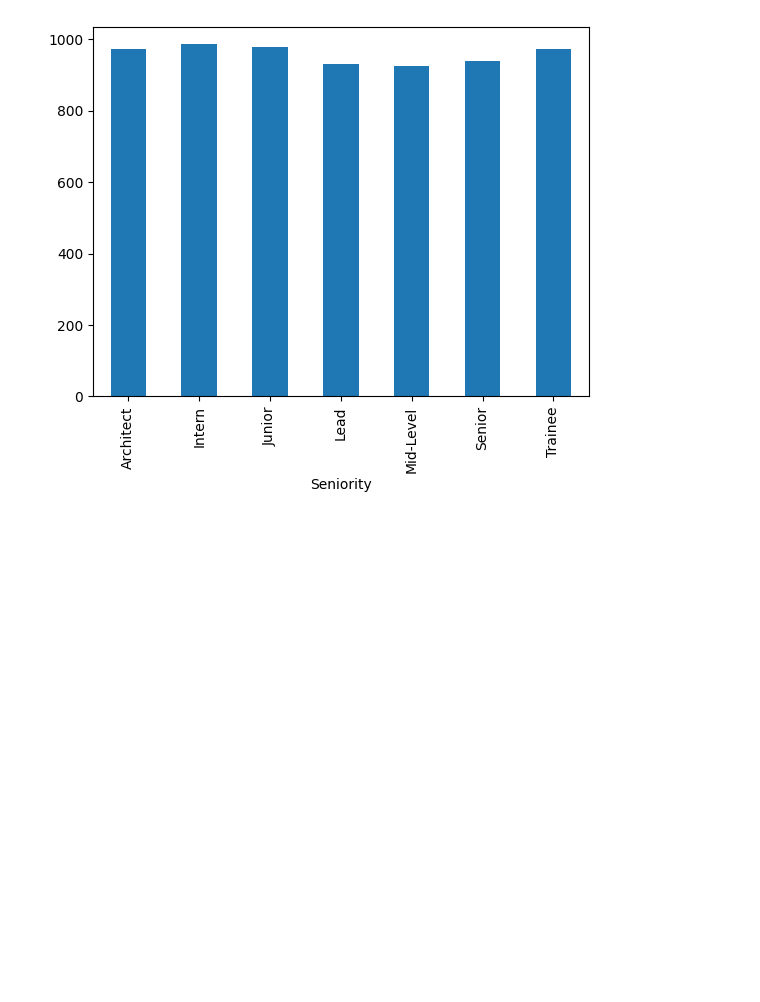
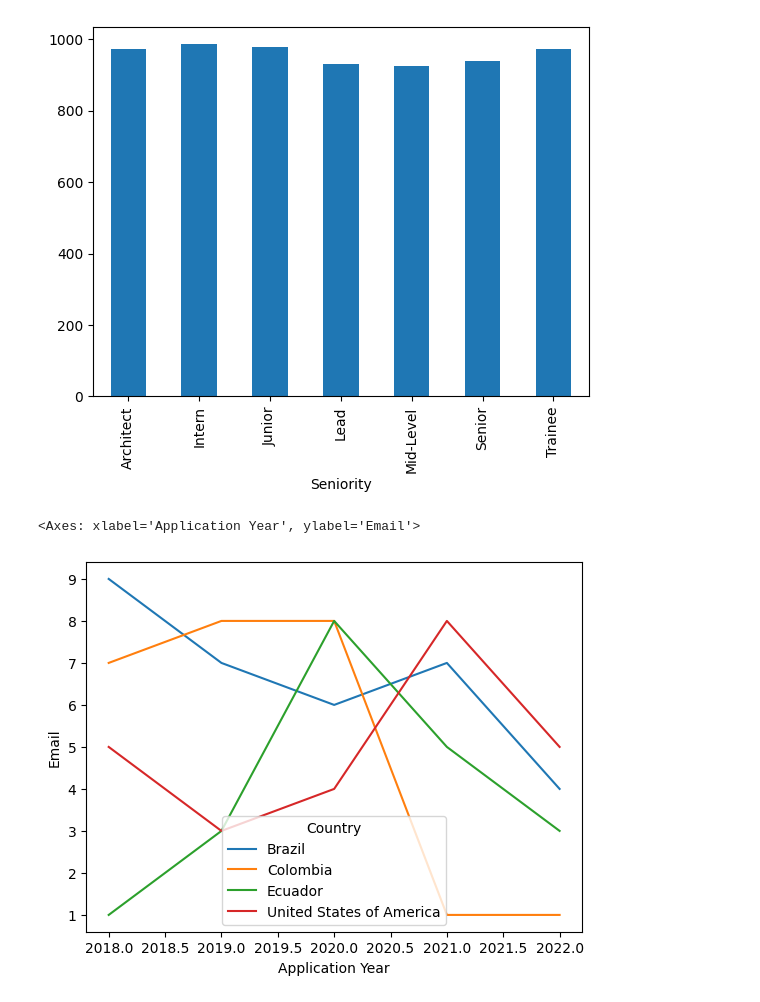
Before and after one commit to cecabrera/hires_jupyter, a Jupyter notebook: hires.ipynb, the cells around one changed output. Cells and saved outputs as stored; diff of their text form; code cells hidden in the pictures; blank space fills up the shorter version.

```diff
--- a/hires.ipynb
+++ b/hires.ipynb
@@ -92,17 +92,23 @@ grouped.plot.bar(y='Application Year')
 # %%
 # Hires by country over years (USA, Brazil, Colombia, and Ecuador only)(multiline chart)
 
-logic = ((df['Hired'])==1) & (df['Country'].isin(['USA', 'Colombia', 'Ecuador', 'Brazil']))
+logic = ((df['Hired'])==1) & (df['Country'].isin(['United States of America', 'Colombia', 'Ecuador', 'Brazil']))
 by = "Application Year"
 by_2 = "Country"
 id_col = "Email"
 
 grouped = df.loc[logic].groupby(by=[by, by_2]).count()[id_col]
 
+# Reset indexes
 grouped = grouped.reset_index()
 
+# Show head of the data
 grouped.head()
 
 import seaborn
 
-seaborn.lineplot(data=df, x="Application Year", y="Email", hue="Country")
+# Plot it
+seaborn.lineplot(data=grouped, x="Application Year", y="Email", hue="Country")
+# %% [output]
+<Axes: xlabel='Application Year', ylabel='Email'>
+[figure, added]
```
Also changed, not shown: 1 other file.
